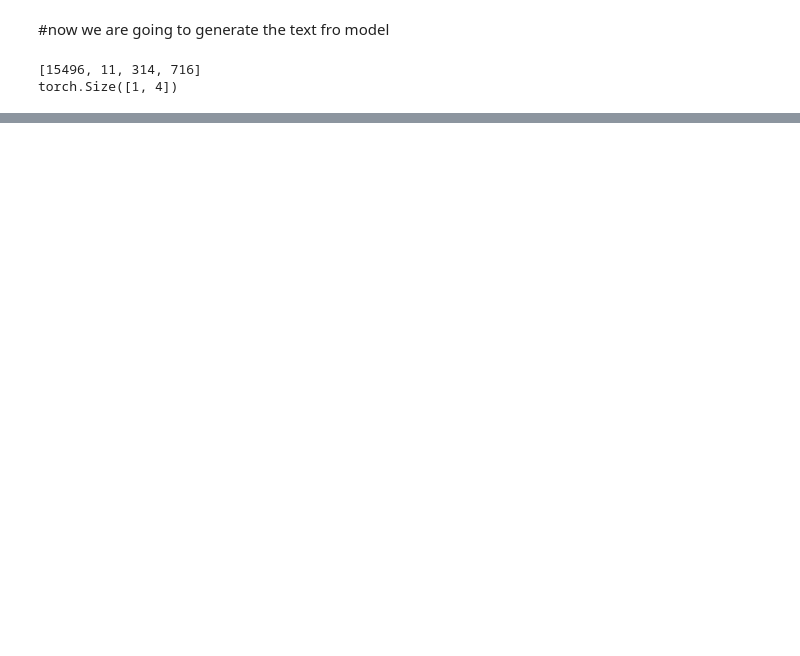
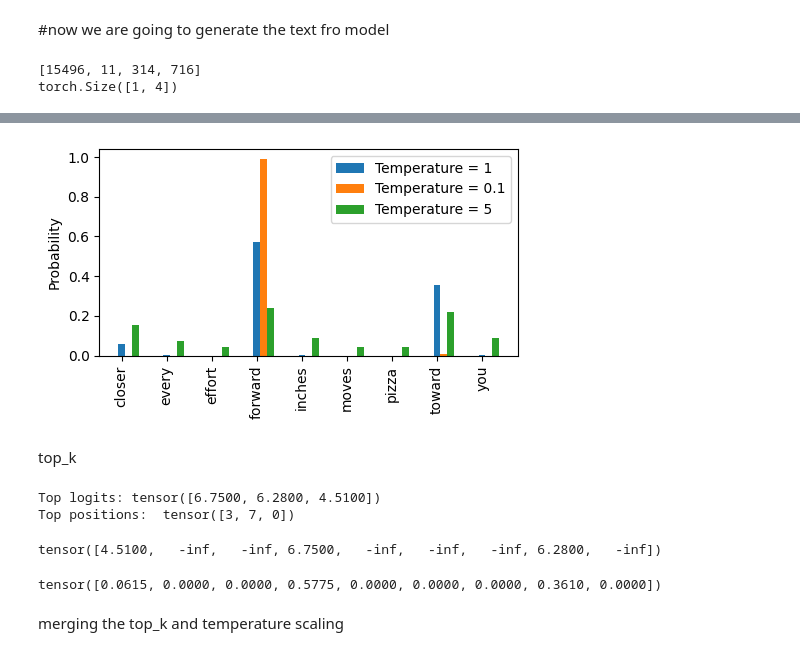
Before and after one commit to tanveer-builds/LLM_from_Scratch, a Jupyter notebook: GPT_Architecture.ipynb, the cells around one changed output, grey strips where cells are left out. Drawn from its saved outputs; the diff is of its cells as text; code cells hidden in the pictures; blank space fills up the shorter version.

```diff
--- a/GPT_Architecture.ipynb
+++ b/GPT_Architecture.ipynb
@@ -1309,0 +1337,12 @@ Hello, I am Feature IT snowballProtect they stereotyp
+# %%
+inputs = torch.tensor([[16833, 3626, 6100],
+                       [40, 1107, 588]])
+
+targets = torch.tensor([[3626, 6100, 345],
+                       [1107, 588, 11311]])
+# %%
+with torch.no_grad():
+  logits = model(inputs)
+
+probas = torch.softmax(logits, dim=-1)
+print(probas.shape)
@@ -1309,0 +1796,8 @@ Hello, I am Feature IT snowballProtect they stereotyp
+# %%
+next_token_logits = torch.tensor(
+[4.51, 0.89, -1.90, 6.75, 1.63, -1.62, -1.89, 6.28, 1.79]
+)
+
+next_token_logits2 = next_token_logits/0.1
+
+next_token_logits3 = next_token_logits/5
@@ -1309,0 +1846,53 @@ Hello, I am Feature IT snowballProtect they stereotyp
+# %%
+def softmax_with_temperature(logits,temperature):
+  scaled_togits = logits / temperature
+  return torch.softmax(scaled_togits, dim=0)
+
+temperatures = [1, 0.1, 5]
+
+scaled_probas = [softmax_with_temperature(next_token_logits,T) for T in temperatures]
+# %%
+# Plotting
+x = torch.arange(len(vocab))
+bar_width = 0.15
+
+fig, ax = plt.subplots(figsize=(5, 3))
+for i, T in enumerate(temperatures):
+    rects = ax.bar(x + i * bar_width, scaled_probas[i], bar_width, label=f'Temperature = {T}')
+
+ax.set_ylabel('Probability')
+ax.set_xticks(x)
+ax.set_xticklabels(vocab.keys(), rotation=90)
+ax.legend()
+
+plt.tight_layout()
+plt.savefig("temperature-plot.pdf")
+plt.show()
+# %% [output]
+[figure, added]
+# %% [markdown]
+top_k
+# %%
+top_k =3
+top_logits , top_pos = torch.topk(next_token_logits,top_k)
+print("Top logits:", top_logits)
+print("Top positions: ",top_pos)
+# %% [output]
+Top logits: tensor([6.7500, 6.2800, 4.5100])
+Top positions:  tensor([3, 7, 0])
+# %%
+new_logits = torch.where(
+    condition=next_token_logits < top_logits[-1],
+    input=torch.tensor(float("-inf")),
+    other=next_token_logits
+)
+new_logits
+# %% [output]
+tensor([4.5100,   -inf,   -inf, 6.7500,   -inf,   -inf,   -inf, 6.2800,   -inf])
+# %%
+topk_probas = torch.softmax(new_logits,dim=0)
+topk_probas
+# %% [output]
+tensor([0.0615, 0.0000, 0.0000, 0.5775, 0.0000, 0.0000, 0.0000, 0.3610, 0.0000])
+# %% [markdown]
+merging the top_k and temperature scaling
```
Also changed, not shown: parts of 73 cells of this notebook.
